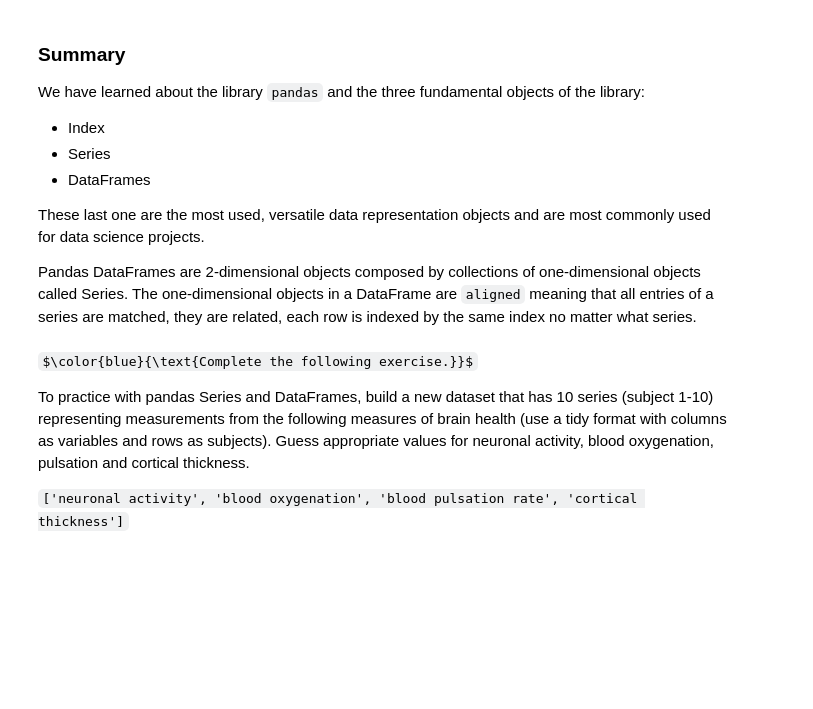
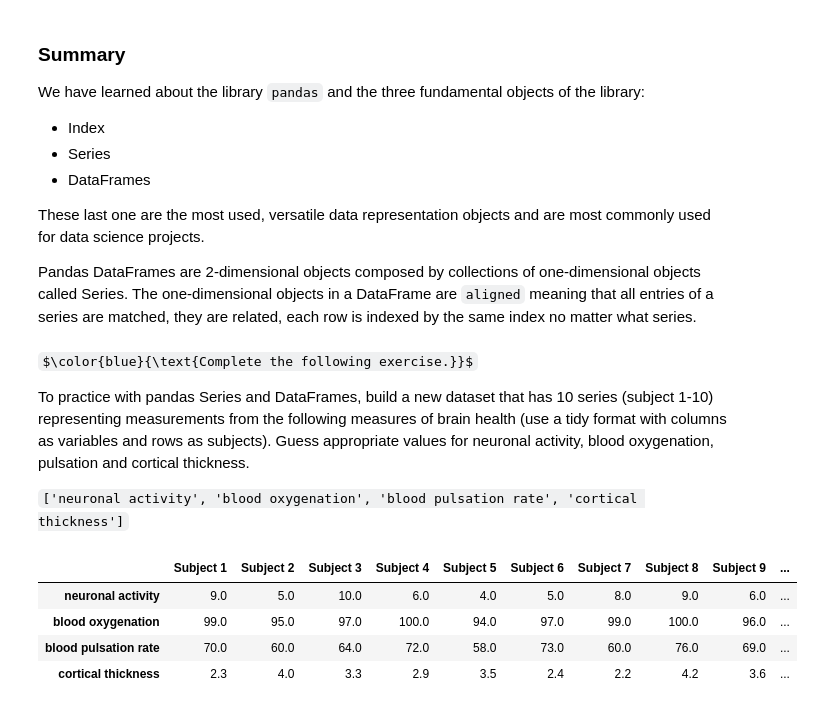
Before and after one commit to cjhoang/PythonTutorials, a Jupyter notebook: tutorial015-Pandas-Introduction.ipynb, the cells around one changed output. Drawn from its saved outputs; the diff is of its cells as text; code cells hidden in the pictures; some formulas as TeX source; blank space fills up the shorter version.

```diff
--- a/tutorial015-Pandas-Introduction.ipynb
+++ b/tutorial015-Pandas-Introduction.ipynb
@@ -568,3 +590,83 @@ $\color{blue}{\text{Complete the following exercise.}}$
 To practice with pandas Series and DataFrames, build a new dataset that has 10 series (subject 1-10) representing measurements from the following measures of brain health (use a tidy format with columns as variables and rows as subjects). Guess appropriate values for neuronal activity, blood oxygenation, pulsation and cortical thickness.
 
 `['neuronal activity', 'blood oxygenation', 'blood pulsation rate', 'cortical thickness']`
+# %%
+subject_1 = {'neuronal activity': 9,
+            'blood oxygenation': 99,
+            'blood pulsation rate': 70,
+            'cortical thickness': 2.3}
+subject_1_series = pd.Series(subject_1)
+
+subject_2 = {'neuronal activity': 5,
+            'blood oxygenation': 95,
+            'blood pulsation rate': 60,
+            'cortical thickness': 4.0}
+subject_2_series = pd.Series(subject_2)
+
+subject_3 = {'neuronal activity': 10,
+            'blood oxygenation': 97,
+            'blood pulsation rate': 64,
+            'cortical thickness': 3.3}
+subject_3_series = pd.Series(subject_3)
+
+subject_4 = {'neuronal activity': 6,
+            'blood oxygenation': 100,
+            'blood pulsation rate': 72,
+            'cortical thickness': 2.9}
+subject_4_series = pd.Series(subject_4)
+
+subject_5 = {'neuronal activity': 4,
+            'blood oxygenation': 94,
+            'blood pulsation rate': 58,
+            'cortical thickness': 3.5}
+subject_5_series = pd.Series(subject_5)
+
+subject_6 = {'neuronal activity': 5,
+            'blood oxygenation': 97,
+            'blood pulsation rate': 73,
+            'cortical thickness': 2.4}
+subject_6_series = pd.Series(subject_6)
+
+subject_7 = {'neuronal activity': 8,
+            'blood oxygenation': 99,
+            'blood pulsation rate': 60,
+            'cortical thickness': 2.2}
+subject_7_series = pd.Series(subject_7)
+
+subject_8 = {'neuronal activity': 9,
+            'blood oxygenation': 100,
+            'blood pulsation rate': 76,
+            'cortical thickness': 4.2}
+subject_8_series = pd.Series(subject_8)
+
+subject_9 = {'neuronal activity': 6,
+            'blood oxygenation': 96,
+            'blood pulsation rate': 69,
+            'cortical thickness': 3.6}
+subject_9_series = pd.Series(subject_9)
+
+subject_10 = {'neuronal activity': 2,
+            'blood oxygenation': 98,
+            'blood pulsation rate': 67,
+            'cortical thickness': 2.7}
+subject_10_series = pd.Series(subject_10)
+
+brainhealth = {'Subject 1': subject_1_series,
+               'Subject 2': subject_2_series,
+               'Subject 3': subject_3_series,
+               'Subject 4': subject_4_series,
+               'Subject 5': subject_5_series,
+               'Subject 6': subject_6_series,
+               'Subject 7': subject_7_series,
+               'Subject 8': subject_8_series,
+               'Subject 9': subject_9_series,
+               'Subject 10': subject_10_series}
+
+brainhealth_df = pd.DataFrame(brainhealth)
+brainhealth_df
+# %% [output]
+|  | Subject 1 | Subject 2 | Subject 3 | Subject 4 | Subject 5 | Subject 6 | Subject 7 | Subject 8 | Subject 9 | ... |
+| neuronal activity | 9.0 | 5.0 | 10.0 | 6.0 | 4.0 | 5.0 | 8.0 | 9.0 | 6.0 | ... |
+| blood oxygenation | 99.0 | 95.0 | 97.0 | 100.0 | 94.0 | 97.0 | 99.0 | 100.0 | 96.0 | ... |
+| blood pulsation rate | 70.0 | 60.0 | 64.0 | 72.0 | 58.0 | 73.0 | 60.0 | 76.0 | 69.0 | ... |
+| cortical thickness | 2.3 | 4.0 | 3.3 | 2.9 | 3.5 | 2.4 | 2.2 | 4.2 | 3.6 | ... |
```
Also changed, not shown: parts of 3 cells of this notebook.
